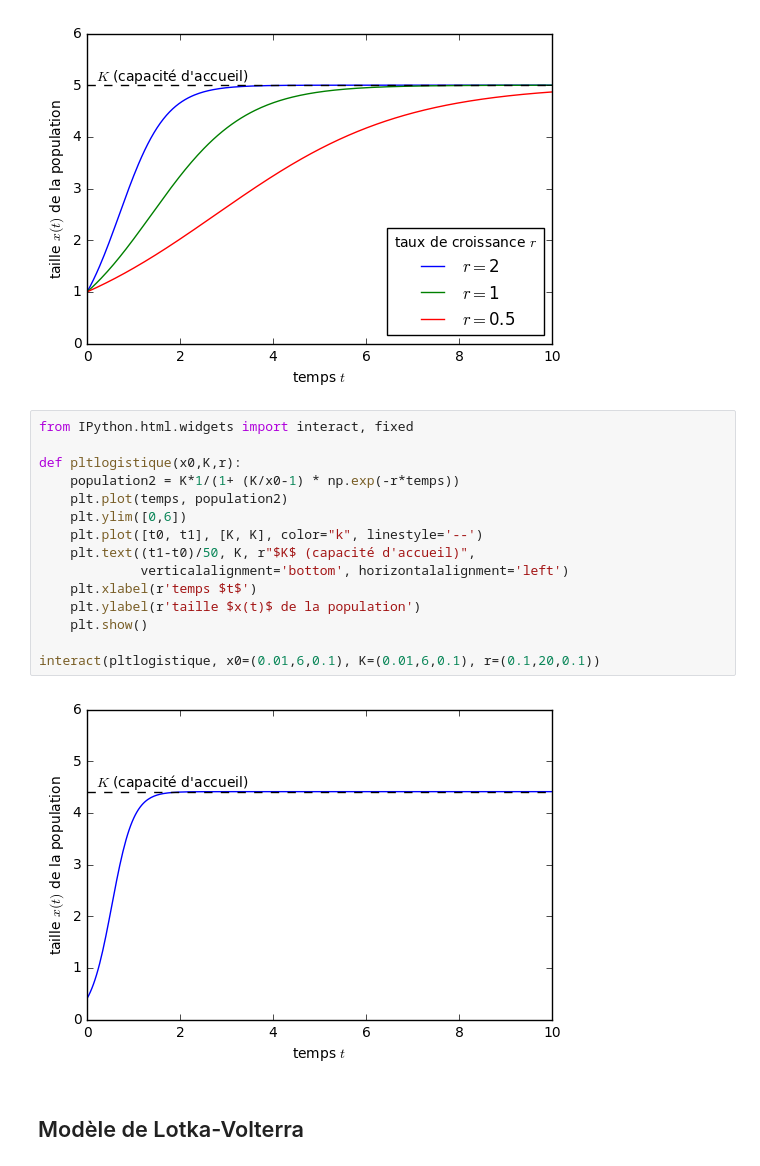
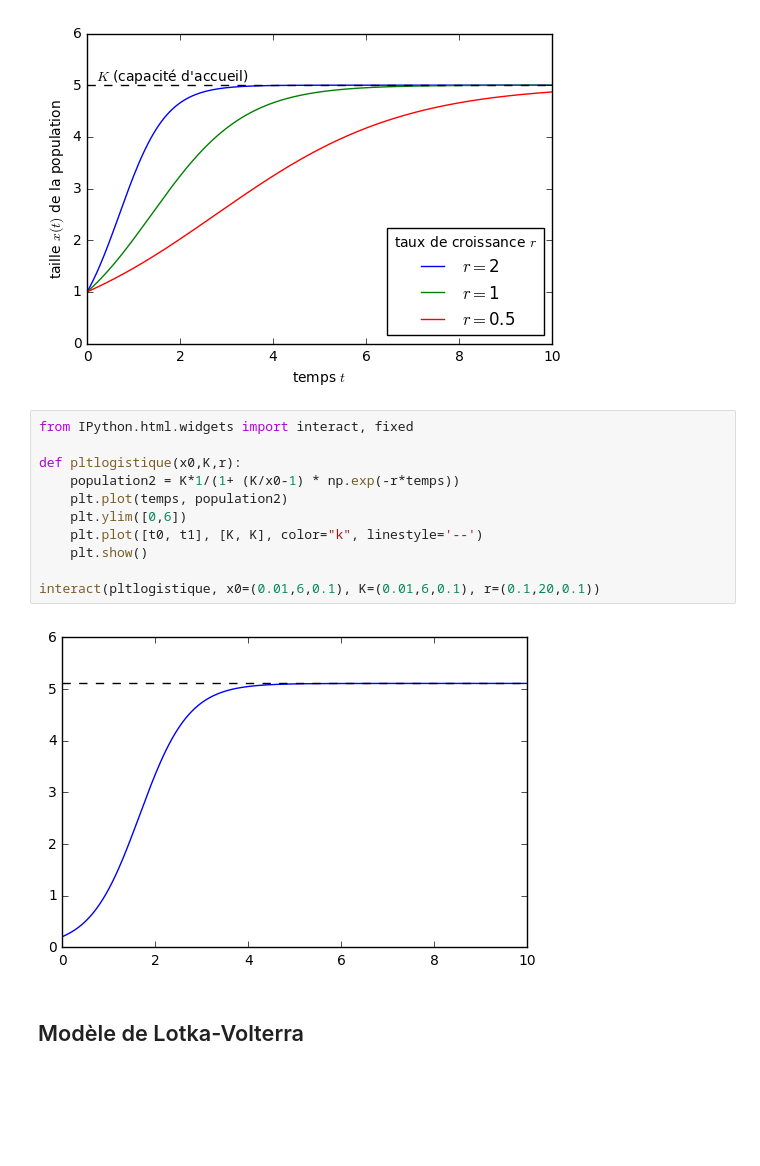
Before and after one commit to juliejj/systemes_dynamiques_agronomie, a Jupyter notebook: 1_premiers_modeles.ipynb, the cells around one changed output. Cells and saved outputs as stored; diff of their text form; blank space fills up the shorter version.

```diff
--- a/1_premiers_modeles.ipynb
+++ b/1_premiers_modeles.ipynb
@@ -120,20 +122,16 @@ plt.show()
 # %%
 from IPython.html.widgets import interact, fixed
 
 def pltlogistique(x0,K,r):
     population2 = K*1/(1+ (K/x0-1) * np.exp(-r*temps))
     plt.plot(temps, population2)
     plt.ylim([0,6])
     plt.plot([t0, t1], [K, K], color="k", linestyle='--')
-    plt.text((t1-t0)/50, K, r"$K$ (capacité d'accueil)",
-             verticalalignment='bottom', horizontalalignment='left')
-    plt.xlabel(r'temps $t$')
-    plt.ylabel(r'taille $x(t)$ de la population')
     plt.show()
 
 interact(pltlogistique, x0=(0.01,6,0.1), K=(0.01,6,0.1), r=(0.1,20,0.1))
 # %% [output]
-[figure, old version]
+[figure, new version]
 # %% [markdown]
 ## Modèle de Lotka-Volterra
 # %%
```
Also changed, not shown: parts of 2 cells of this notebook.
